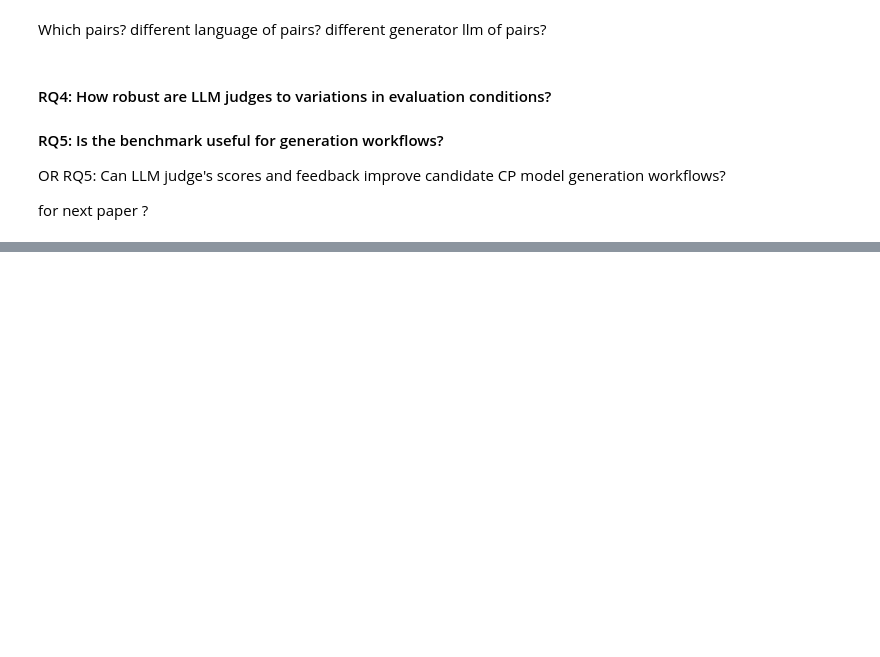
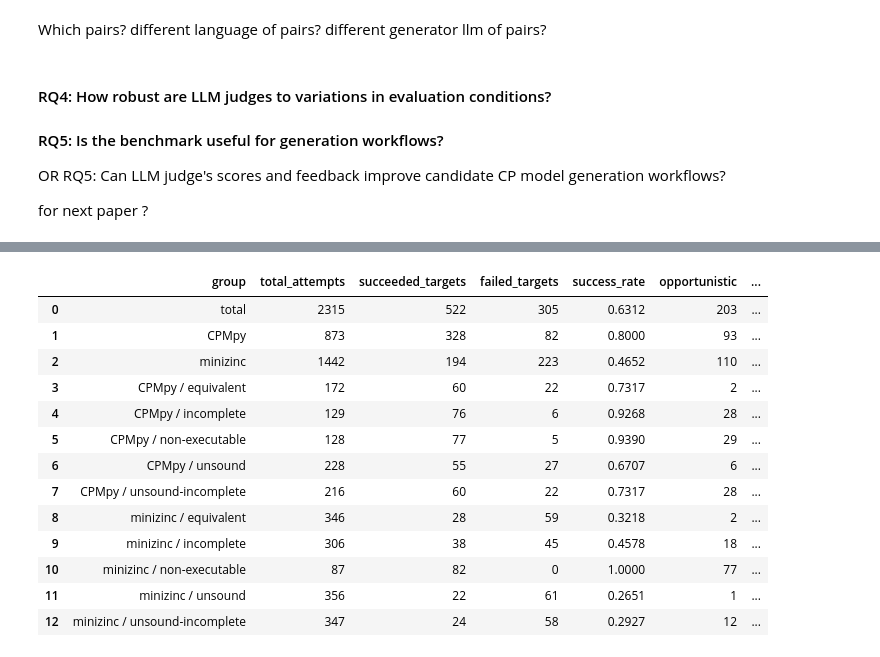
Before and after one commit to Nastaran95/CPJudgeBench, a Jupyter notebook: example.ipynb, the cells around one changed output, grey strips where cells are left out. Cells and saved outputs as stored; diff of their text form; code cells hidden in the pictures; blank space fills up the shorter version.

```diff
--- a/example.ipynb
+++ b/example.ipynb
@@ -728,0 +826,22 @@ print(json.dumps(solution))
+# %%
+import pandas as pd
+from analyze_benchmark_construction import build_construction_summary_table
+
+attempts_df = pd.read_csv("extra_files/preprocessed/data_generation_attempts.csv")
+construction_summary = build_construction_summary_table(attempts_df)
+construction_summary
+# %% [output]
+|  | group | total_attempts | succeeded_targets | failed_targets | success_rate | opportunistic | ... |
+| 0 | total | 2315 | 522 | 305 | 0.6312 | 203 | ... |
+| 1 | CPMpy | 873 | 328 | 82 | 0.8000 | 93 | ... |
+| 2 | minizinc | 1442 | 194 | 223 | 0.4652 | 110 | ... |
+| 3 | CPMpy / equivalent | 172 | 60 | 22 | 0.7317 | 2 | ... |
+| 4 | CPMpy / incomplete | 129 | 76 | 6 | 0.9268 | 28 | ... |
+| 5 | CPMpy / non-executable | 128 | 77 | 5 | 0.9390 | 29 | ... |
+| 6 | CPMpy / unsound | 228 | 55 | 27 | 0.6707 | 6 | ... |
+| 7 | CPMpy / unsound-incomplete | 216 | 60 | 22 | 0.7317 | 28 | ... |
+| 8 | minizinc / equivalent | 346 | 28 | 59 | 0.3218 | 2 | ... |
+| 9 | minizinc / incomplete | 306 | 38 | 45 | 0.4578 | 18 | ... |
+| 10 | minizinc / non-executable | 87 | 82 | 0 | 1.0000 | 77 | ... |
+| 11 | minizinc / unsound | 356 | 22 | 61 | 0.2651 | 1 | ... |
+| 12 | minizinc / unsound-incomplete | 347 | 24 | 58 | 0.2927 | 12 | ... |
```
Also changed, not shown: parts of 39 cells of this notebook, 25 other files.
